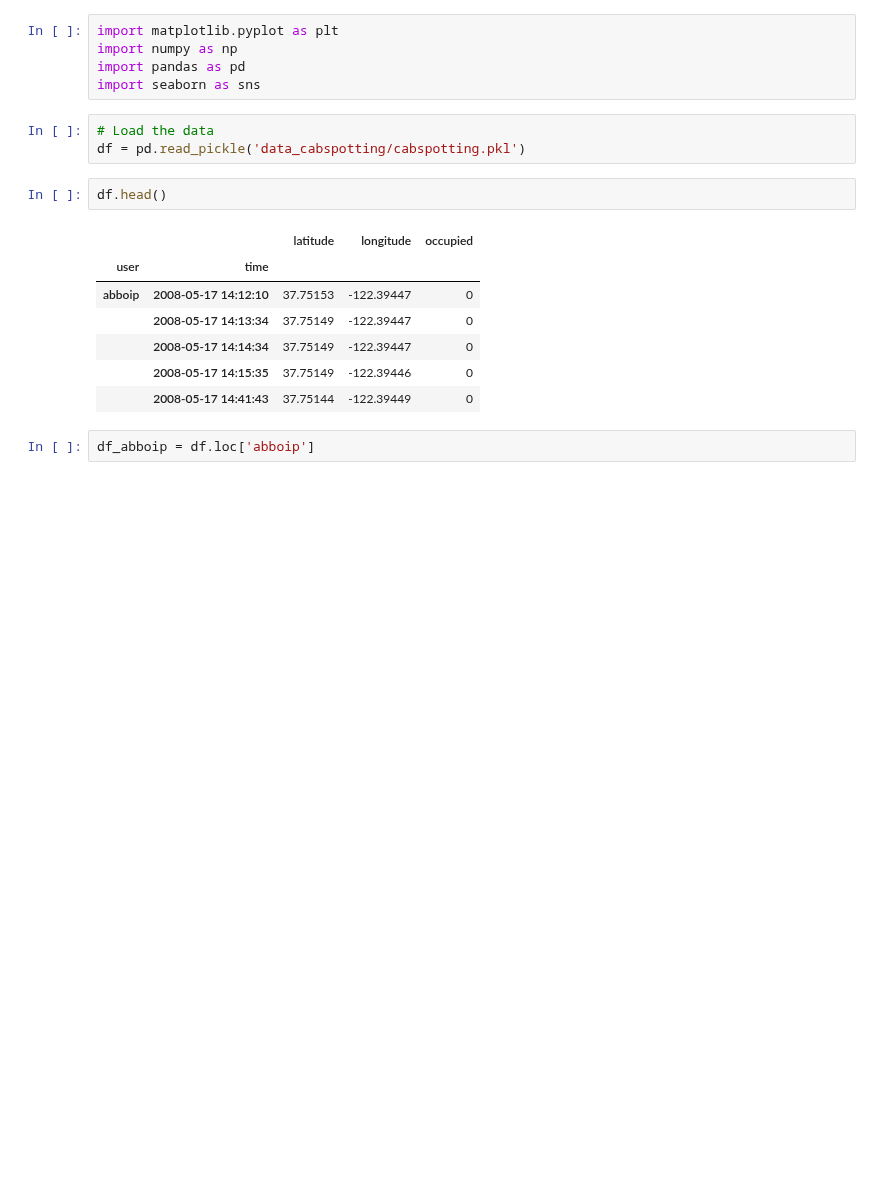
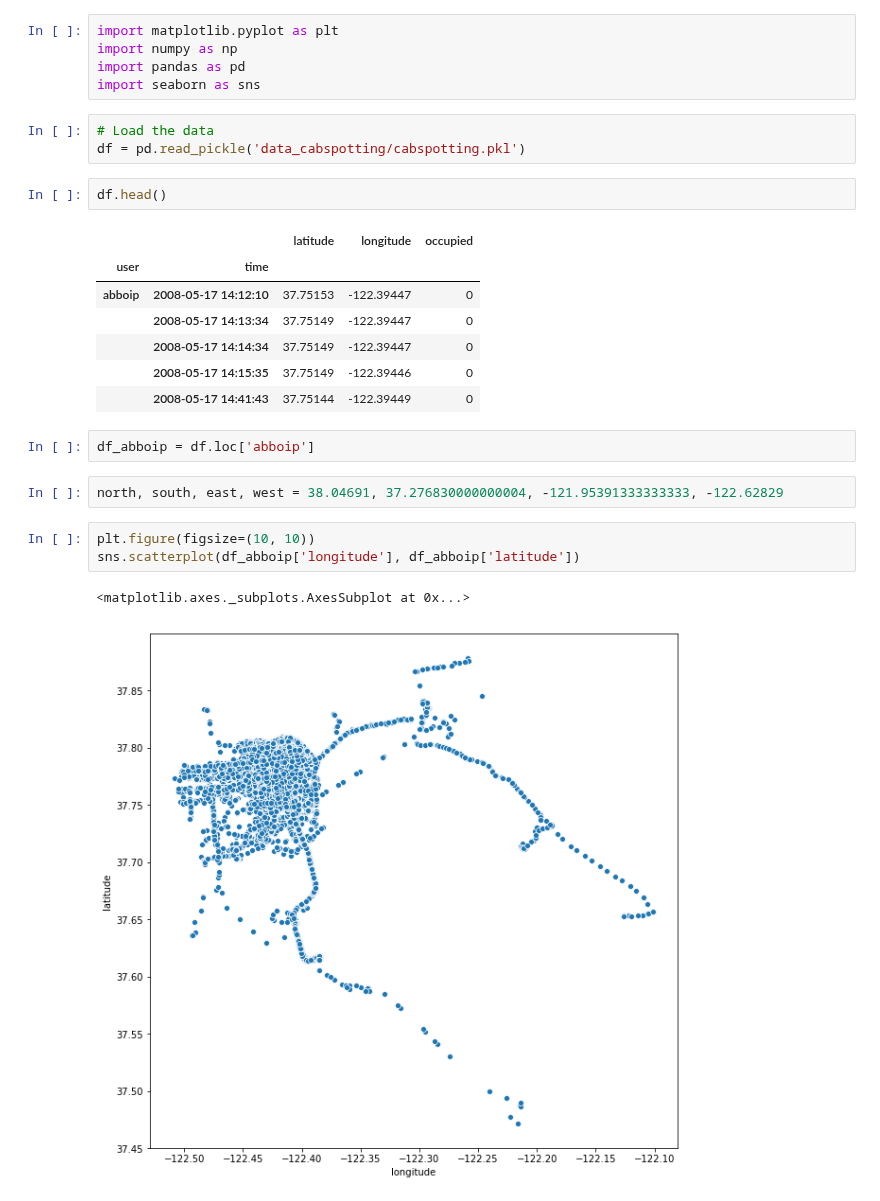
Before and after one commit to LordHelmchen324/real-vs-synthetic-geospatial, a Jupyter notebook: density_map_prototyping.ipynb, the cells around one changed output. Cells and saved outputs as stored; diff of their text form; blank space fills up the shorter version.

```diff
--- a/density_map_prototyping.ipynb
+++ b/density_map_prototyping.ipynb
@@ -18,4 +18,12 @@ df.head()
 |  | 2008-05-17 14:41:43 | 37.75144 | -122.39449 | 0 |
 # %%
 df_abboip = df.loc['abboip']
+# %%
+north, south, east, west = 38.04691, 37.276830000000004, -121.95391333333333, -122.62829
+# %%
+plt.figure(figsize=(10, 10))
+sns.scatterplot(df_abboip['longitude'], df_abboip['latitude'])
+# %% [output]
+<matplotlib.axes._subplots.AxesSubplot at 0x...>
+[figure, added]
 # %%
```
Also changed, not shown: parts of 1 cell of this notebook.
